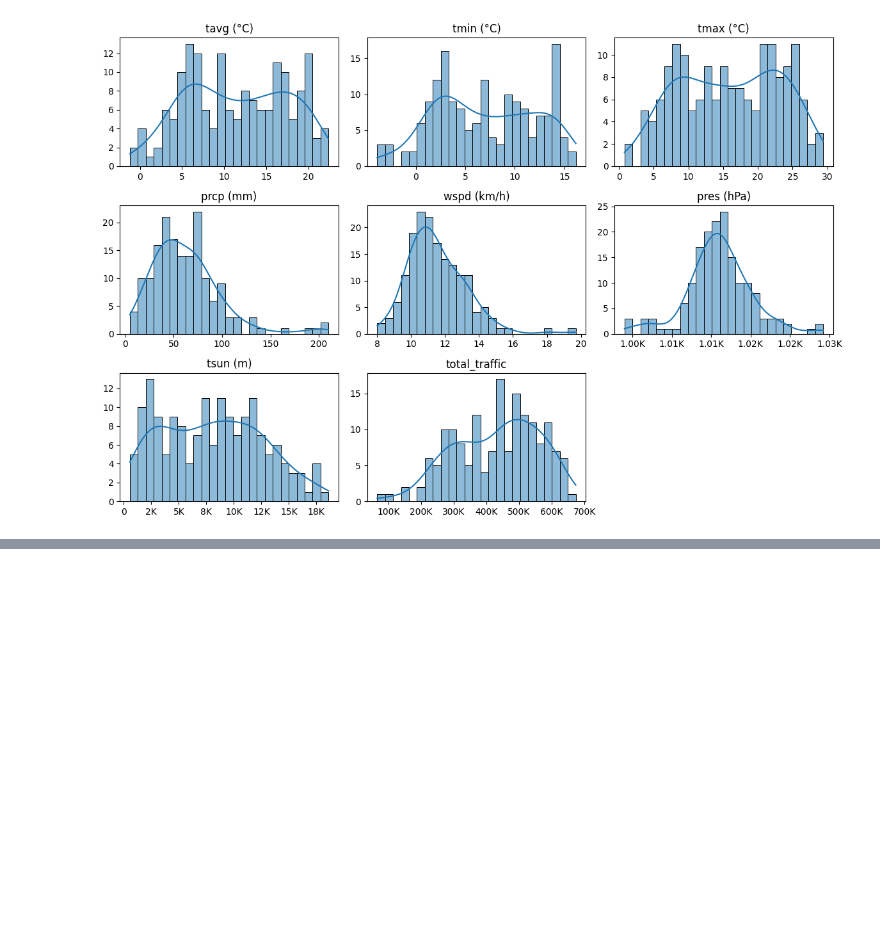
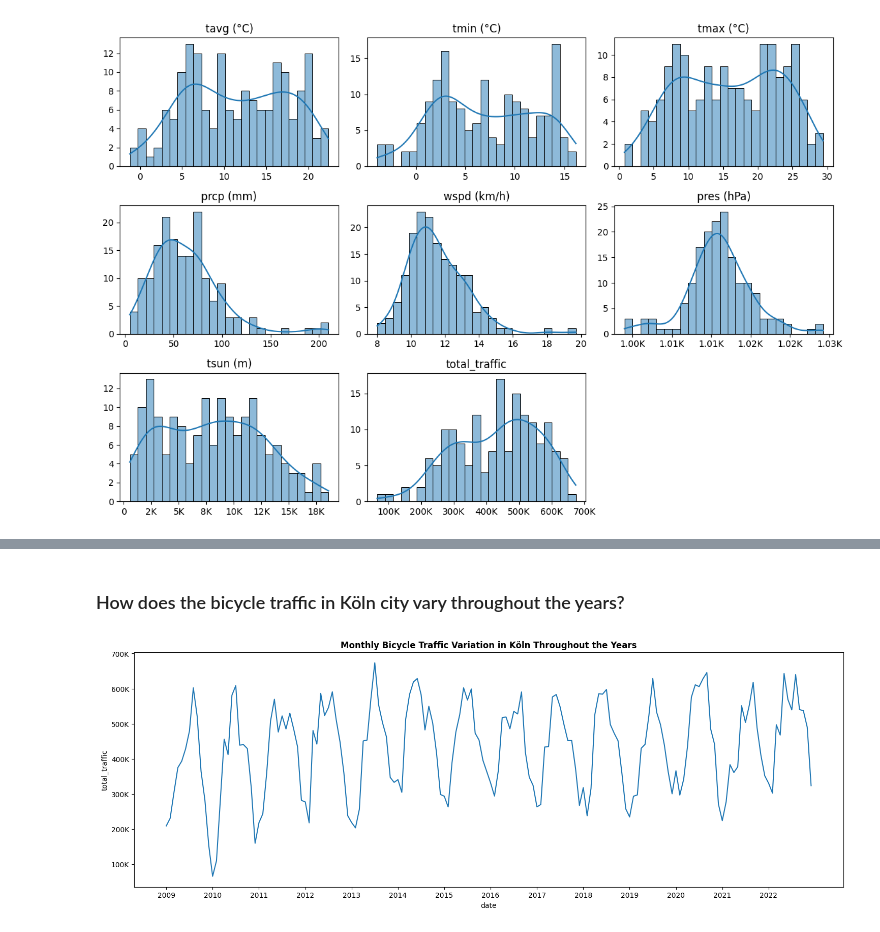
Before and after one commit to sujitdebnath/fau-data-engineering-ss23, a Jupyter notebook: project/report.ipynb, the cells around one changed output, grey strips where cells are left out. Drawn from its saved outputs; the diff is of its cells as text; code cells hidden in the pictures; blank space fills up the shorter version.

```diff
--- a/project/report.ipynb
+++ b/project/report.ipynb
@@ -463,0 +511,15 @@ plt.show()
+# %% [markdown]
+### How does the bicycle traffic in Köln city vary throughout the years?
+# %%
+# Line plot of bicycle traffic variation
+plt.figure(figsize=(18, 6))
+sns.lineplot(data=final_combined_df, x='date', y='total_traffic')
+
+plt.xlabel('date')
+plt.ylabel('total_traffic')
+plt.title('Monthly Bicycle Traffic Variation in Köln Throughout the Years', fontweight='bold')
+plt.xticks(range(0, len(final_combined_df), 12), final_combined_df['date'].iloc[::12].str[-4:], rotation=0)
+plt.gca().set_yticklabels(['{:,.0f}'.format(x/1000) + 'K' for x in plt.gca().get_yticks()]) # Modify y-axis tick labels
+plt.show()
+# %% [output]
+[figure, added]
```
Also changed, not shown: parts of 16 cells of this notebook.
